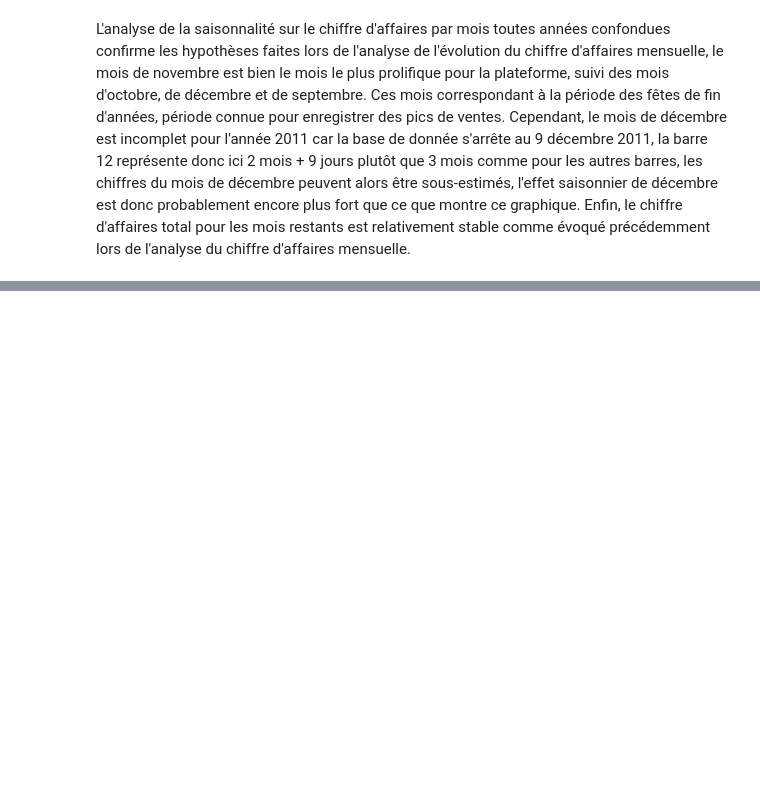
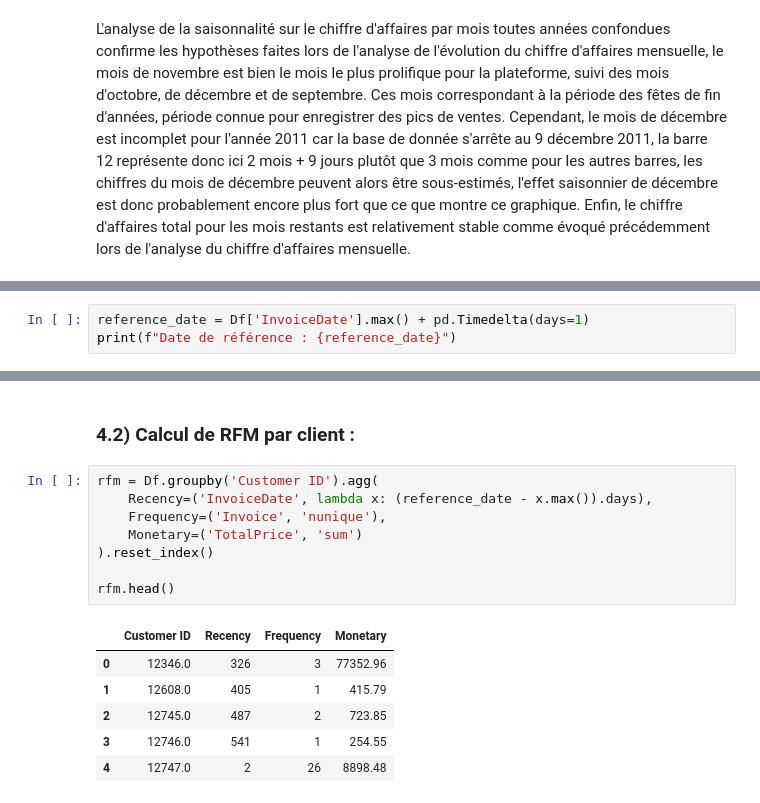
Before and after one commit to Nithilan16/Online_retail-rfm-segmentation, a Jupyter notebook: notebooks/online_retail.ipynb, the cells around one changed output, grey strips where cells are left out. Cells and saved outputs as stored; diff of their text form; blank space fills up the shorter version.

Commit message:
Définition de la date de référence et calcul RFM par client

```diff
--- a/notebooks/online_retail.ipynb
+++ b/notebooks/online_retail.ipynb
@@ -752,0 +757,3 @@ L'analyse de la saisonnalité sur le chiffre d'affaires par mois toutes années
+# %%
+reference_date = Df['InvoiceDate'].max() + pd.Timedelta(days=1)
+print(f"Date de référence : {reference_date}")
@@ -752,0 +764,17 @@ L'analyse de la saisonnalité sur le chiffre d'affaires par mois toutes années
+# %% [markdown]
+### 4.2) Calcul de RFM par client :
+# %%
+rfm = Df.groupby('Customer ID').agg(
+    Recency=('InvoiceDate', lambda x: (reference_date - x.max()).days),
+    Frequency=('Invoice', 'nunique'),
+    Monetary=('TotalPrice', 'sum')
+).reset_index()
+
+rfm.head()
+# %% [output]
+|  | Customer ID | Recency | Frequency | Monetary |
+| 0 | 12346.0 | 326 | 3 | 77352.96 |
+| 1 | 12608.0 | 405 | 1 | 415.79 |
+| 2 | 12745.0 | 487 | 2 | 723.85 |
+| 3 | 12746.0 | 541 | 1 | 254.55 |
+| 4 | 12747.0 | 2 | 26 | 8898.48 |
```
Also changed, not shown: parts of 4 cells of this notebook.
